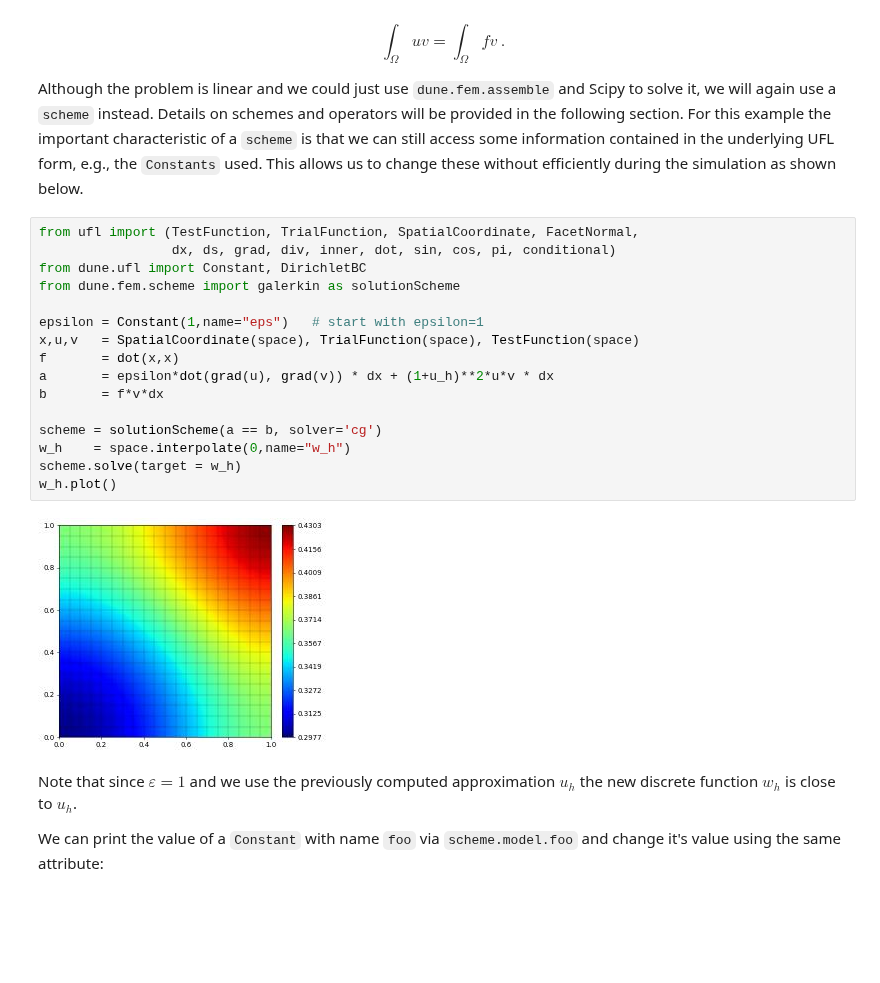
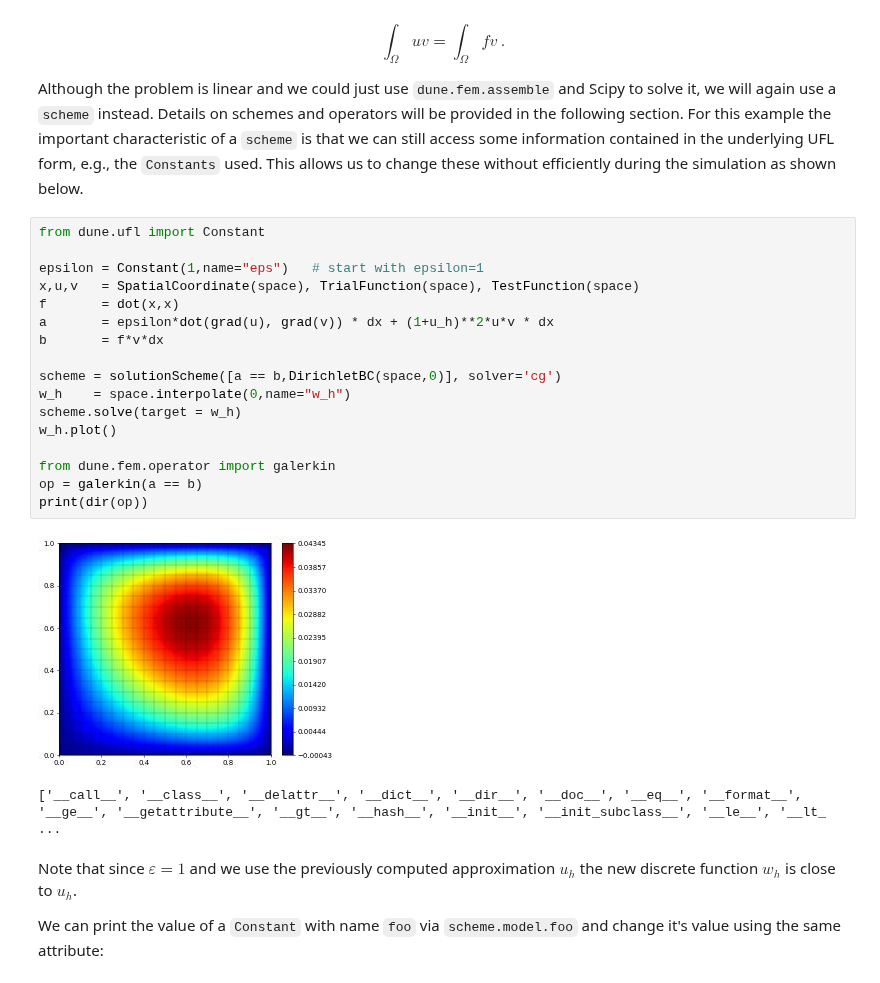
Before and after one commit to dune-project/dune-fempy, a Jupyter notebook: doc/dune-fempy_nb.ipynb, the cells around one changed output. Drawn from its saved outputs; the diff is of its cells as text; blank space fills up the shorter version.

```diff
--- a/doc/dune-fempy_nb.ipynb
+++ b/doc/dune-fempy_nb.ipynb
@@ -275,23 +275,25 @@ that we can still access some information contained in the underlying UFL
 form, e.g., the `Constants` used. This allows us to change these without
 efficiently during the simulation as shown below.
 # %%
-from ufl import (TestFunction, TrialFunction, SpatialCoordinate, FacetNormal,
-                 dx, ds, grad, div, inner, dot, sin, cos, pi, conditional)
-from dune.ufl import Constant, DirichletBC
-from dune.fem.scheme import galerkin as solutionScheme
+from dune.ufl import Constant
 
 epsilon = Constant(1,name="eps")   # start with epsilon=1
 x,u,v   = SpatialCoordinate(space), TrialFunction(space), TestFunction(space)
 f       = dot(x,x)
 a       = epsilon*dot(grad(u), grad(v)) * dx + (1+u_h)**2*u*v * dx
 b       = f*v*dx
 
-scheme = solutionScheme(a == b, solver='cg')
+scheme = solutionScheme([a == b,DirichletBC(space,0)], solver='cg')
 w_h    = space.interpolate(0,name="w_h")
 scheme.solve(target = w_h)
 w_h.plot()
+
+from dune.fem.operator import galerkin
+op = galerkin(a == b)
+print(dir(op))
 # %% [output]
-[figure, old version]
+[figure, new version]
+['__call__', '__class__', '__delattr__', '__dict__', '__dir__', '__doc__', '__eq__', '__format__', '__ge__', '__getattribute__', '__gt__', '__hash__', '__init__', '__init_subclass__', '__le__', '__lt_ ...
 # %% [markdown]
 
 Note that since $\varepsilon=1$ and we use the previously computed approximation $u_h$
```
Also changed, not shown: parts of 3 cells of this notebook, 2 other files.
